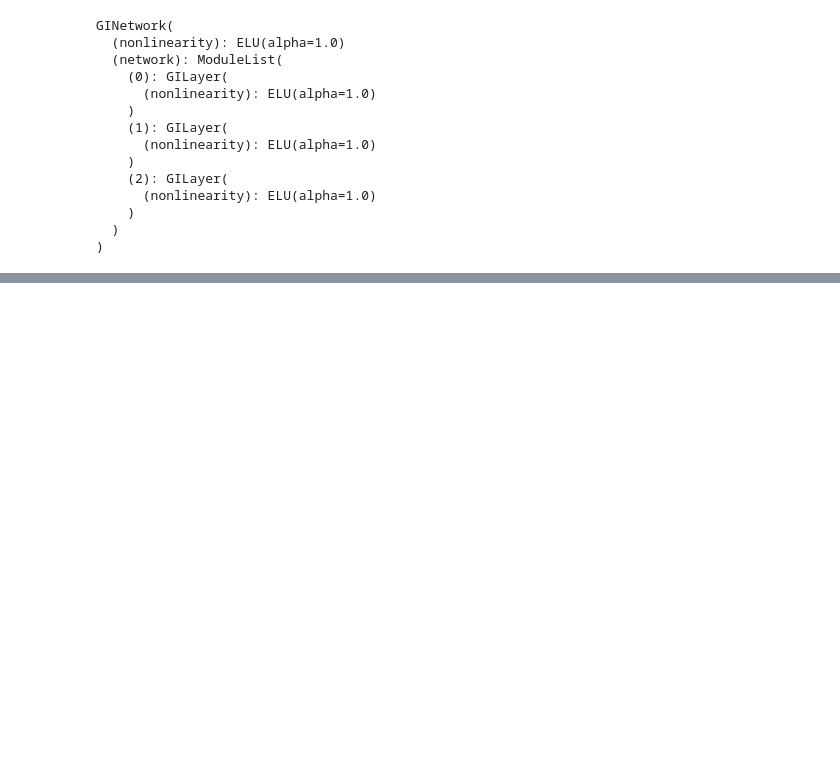
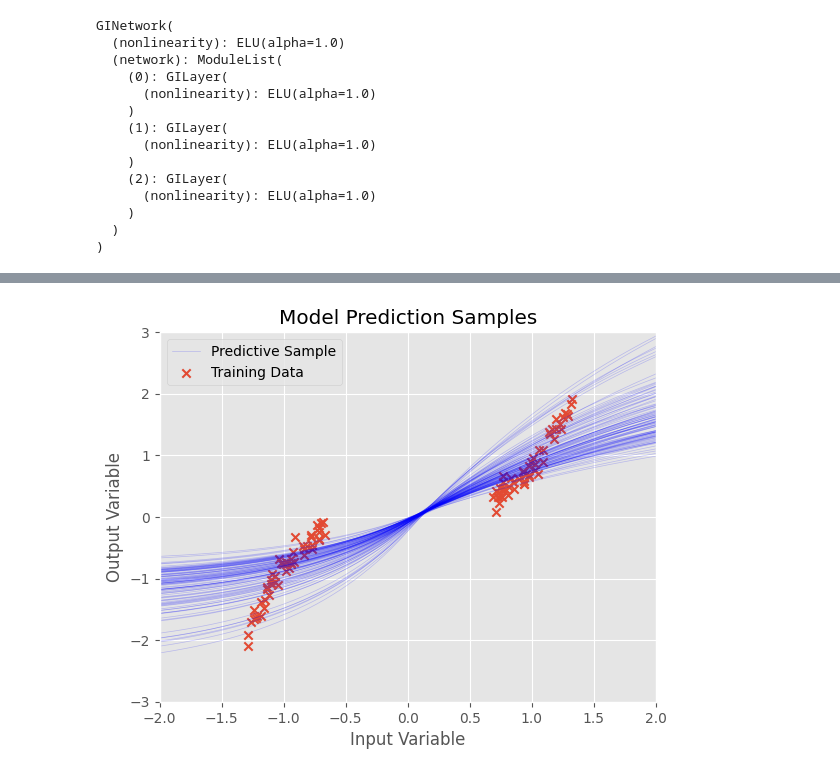
Before and after one commit to Sheev13/bnn_amort_inf, a Jupyter notebook: experiments.ipynb, the cells around one changed output, grey strips where cells are left out. Saved outputs shown, nothing was run; the diff lists cells and outputs as text; code cells hidden in the pictures; blank space fills up the shorter version.

```diff
--- a/experiments.ipynb
+++ b/experiments.ipynb
@@ -112,0 +110,16 @@ No artists with labels found to put in legend.  Note that artists whose label st
+# %%
+xs = torch.linspace(-2, 2, 200).unsqueeze(1)
+prediction_samps = gip_model(xs, num_samples=100)[0].squeeze(-1).T
+# %%
+plt.plot(xs.detach().numpy(), prediction_samps.detach().numpy()[:,:-1], color='blue', linewidth=0.5, alpha = 0.2)
+plt.plot(xs.detach().numpy(), prediction_samps.detach().numpy()[:,-1], color='blue', linewidth=0.5, alpha = 0.2, label='Predictive Sample')
+plt.title('Model Prediction Samples')
+plt.xlabel('Input Variable')
+plt.ylabel('Output Variable')
+plt.scatter(x, y, marker='x', label='Training Data')
+plt.legend()
+plt.xlim(-2, 2)
+plt.ylim(-3, 3)
+plt.show()
+# %% [output]
+[figure, added]
```
Also changed, not shown: parts of 4 cells of this notebook, 1 other file.
